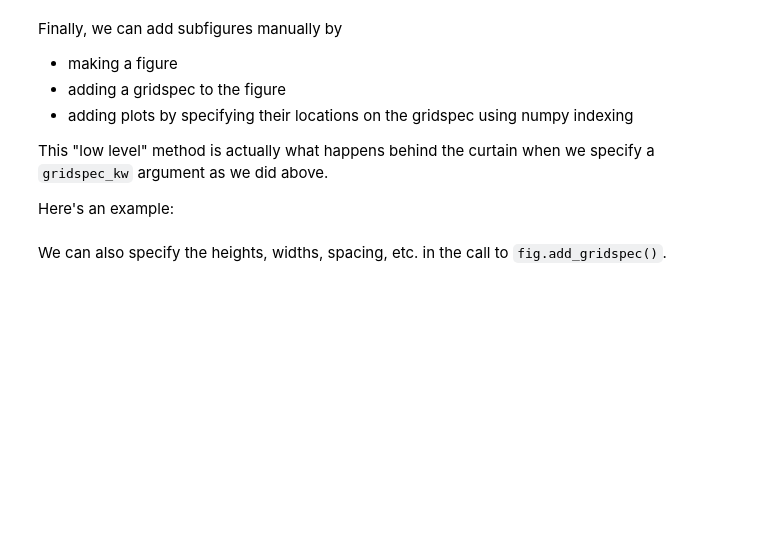
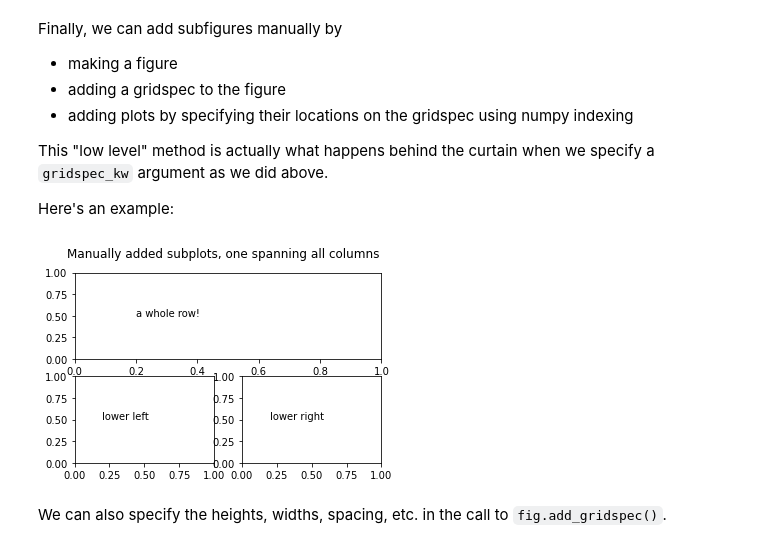
Before and after one commit to nwstetson/FDS-CourseTwo, a Jupyter notebook: PythonTutorials/tu_10_multiAxesFigs_2.ipynb, the cells around one changed output. Saved outputs shown, nothing was run; the diff lists cells and outputs as text; code cells hidden in the pictures; blank space fills up the shorter version.

```diff
--- a/PythonTutorials/tu_10_multiAxesFigs_2.ipynb
+++ b/PythonTutorials/tu_10_multiAxesFigs_2.ipynb
@@ -449,18 +449,20 @@ This "low level" method is actually what happens behind the curtain when we spec
 
 Here's an example:
 # %%
-fig = plt.figure(figsize=(5.5, 3.5), layout="constrained")  # make a figure
+fig = plt.figure(figsize=(5.5, 3.5)) #, layout="constrained")  # make a figure
 spec = fig.add_gridspec(2, 2)                               # specify the grid of subplots
 
 ax0 = fig.add_subplot(spec[0, :])                           # a subplot spanning the whole first row
 ax0.text(0.2, 0.5, "a whole row!")
 
 ax10 = fig.add_subplot(spec[1, 0])
 ax10.text(0.2, 0.5, "lower left")
 
 ax11 = fig.add_subplot(spec[1, 1])
 ax11.text(0.2, 0.5, "lower right")
 
 fig.suptitle('Manually added subplots, one spanning all columns');
+# %% [output]
+[figure, added]
 # %% [markdown]
 We can also specify the heights, widths, spacing, etc. in the call to `fig.add_gridspec()`.
```
Also changed, not shown: 1 other file.
